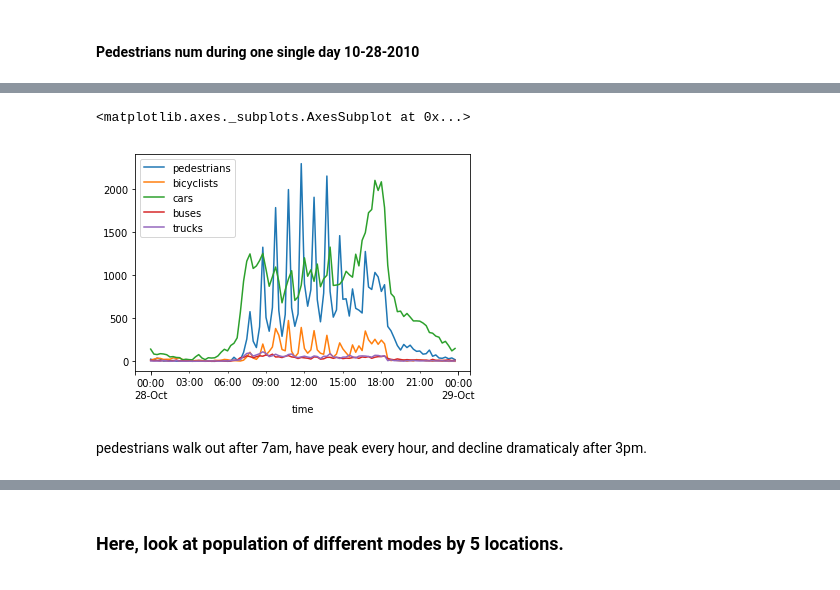
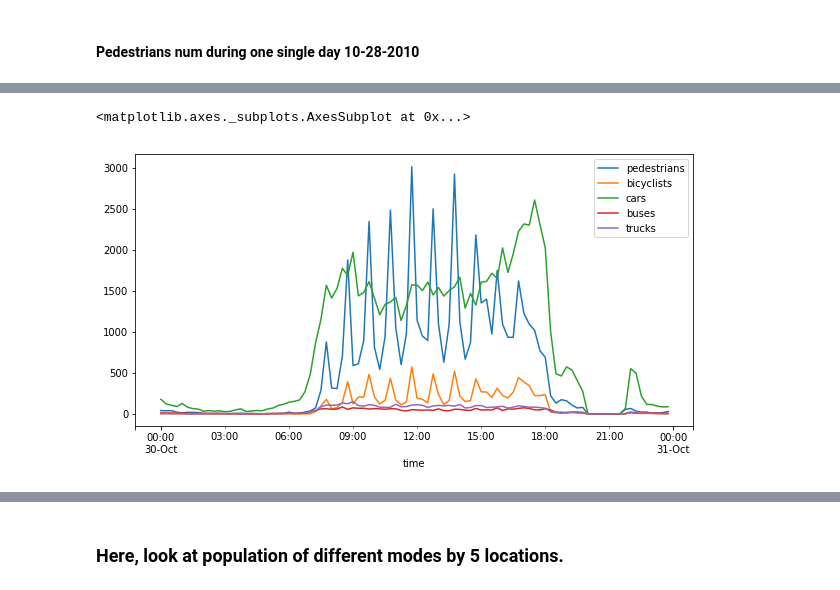
Before and after one commit to bjcthatisme/Challenge_DC20018, a Jupyter notebook: DOTS_Activity.ipynb, the cells around one changed output, grey strips where cells are left out. Drawn from its saved outputs; the diff is of its cells as text; code cells hidden in the pictures.

```diff
--- a/DOTS_Activity.ipynb
+++ b/DOTS_Activity.ipynb
@@ -156,7 +225,5 @@ Time trend of cars is pretty flat over week, slightly less on weekends.
 # %%
-Dots_loc5[Dots_loc5['Date']=='2019-10-28'].groupby(['time'])[['pedestrians','bicyclists','cars','buses','trucks']].sum().plot()
+Dots_loc5[Dots_loc5['Date']=='2019-10-30'].groupby(['time'])[['pedestrians','bicyclists','cars','buses','trucks']].sum().plot(figsize=(10,5))
 # %% [output]
 <matplotlib.axes._subplots.AxesSubplot at 0x...>
-[figure, old version]
+[figure, new version]
-# %% [markdown]
-pedestrians walk out after 7am, have peak every hour, and decline dramaticaly after 3pm.
```
Also changed, not shown: parts of 33 cells of this notebook.
